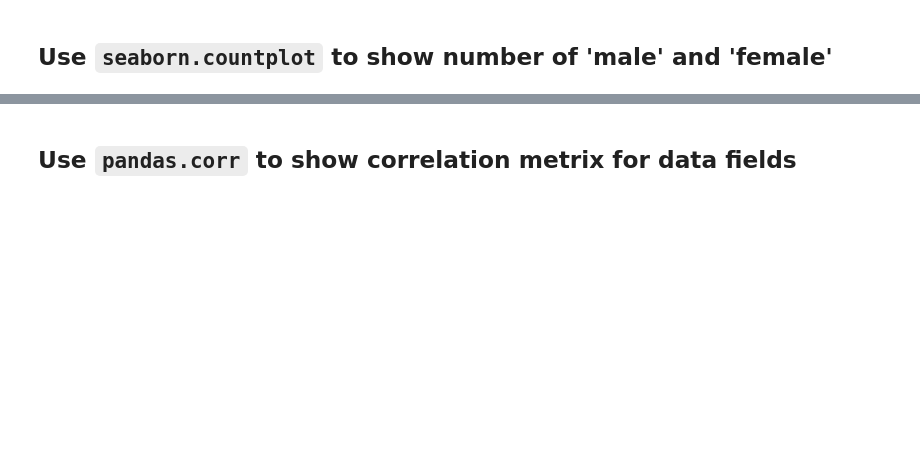
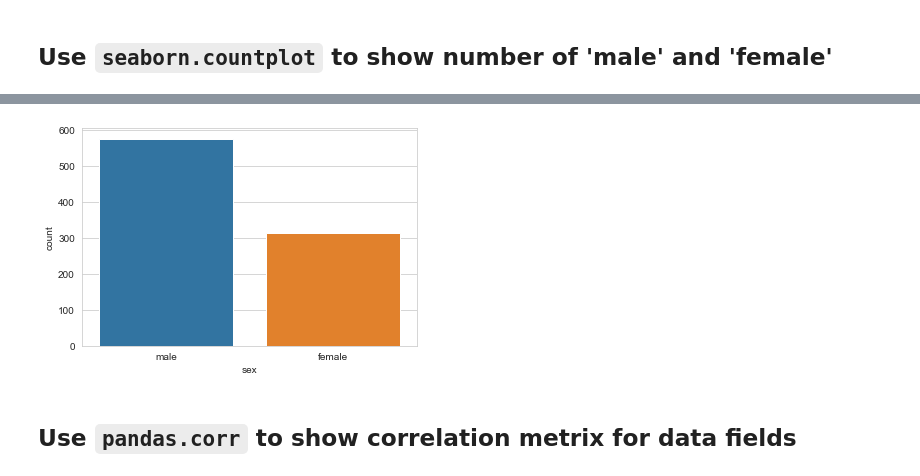
Before and after one commit to datacuriosity/MCI_Python_VIP_25_Level_1, a Jupyter notebook: Assignments/Session_04/Requirement/NNLinh_Seaborn_Exercises.ipynb, the cells around one changed output, grey strips where cells are left out. Cells and saved outputs as stored; diff of their text form; code cells hidden in the pictures; blank space fills up the shorter version.

```diff
--- a/Assignments/Session_04/Requirement/NNLinh_Seaborn_Exercises.ipynb
+++ b/Assignments/Session_04/Requirement/NNLinh_Seaborn_Exercises.ipynb
@@ -55,2 +50,6 @@ sns.distplot(titanic.fare)
+# %%
+sns.countplot(data=titanic,x='sex');
+# %% [output]
+[figure, added]
 # %% [markdown]
 ## Use ``pandas.corr`` to show correlation metrix for data fields
```
Also changed, not shown: parts of 12 cells of this notebook.
